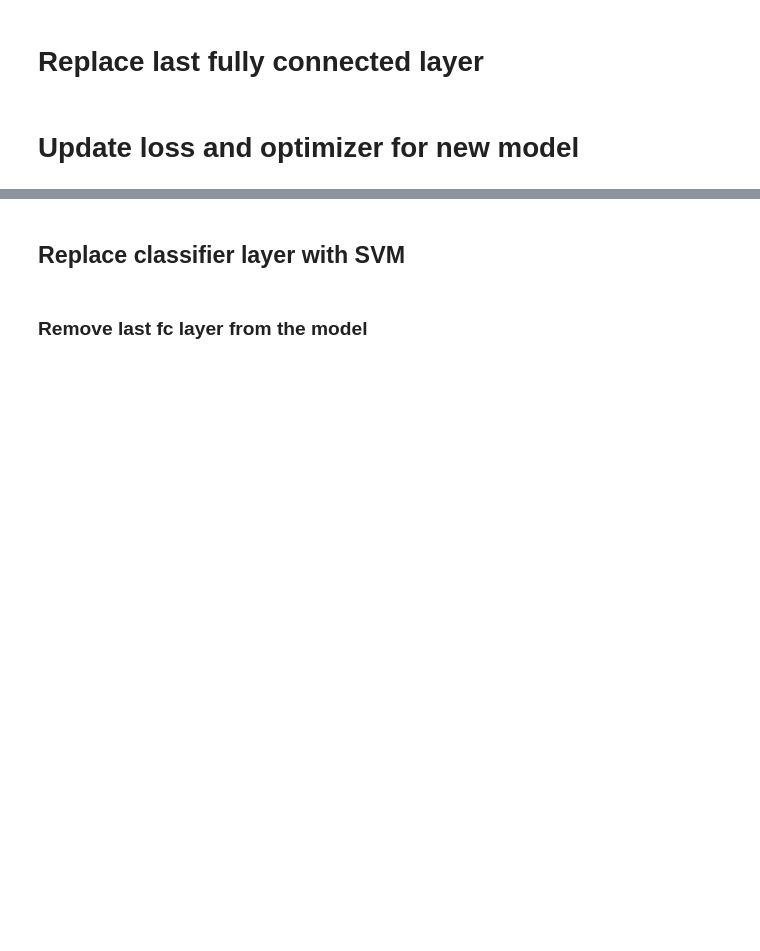
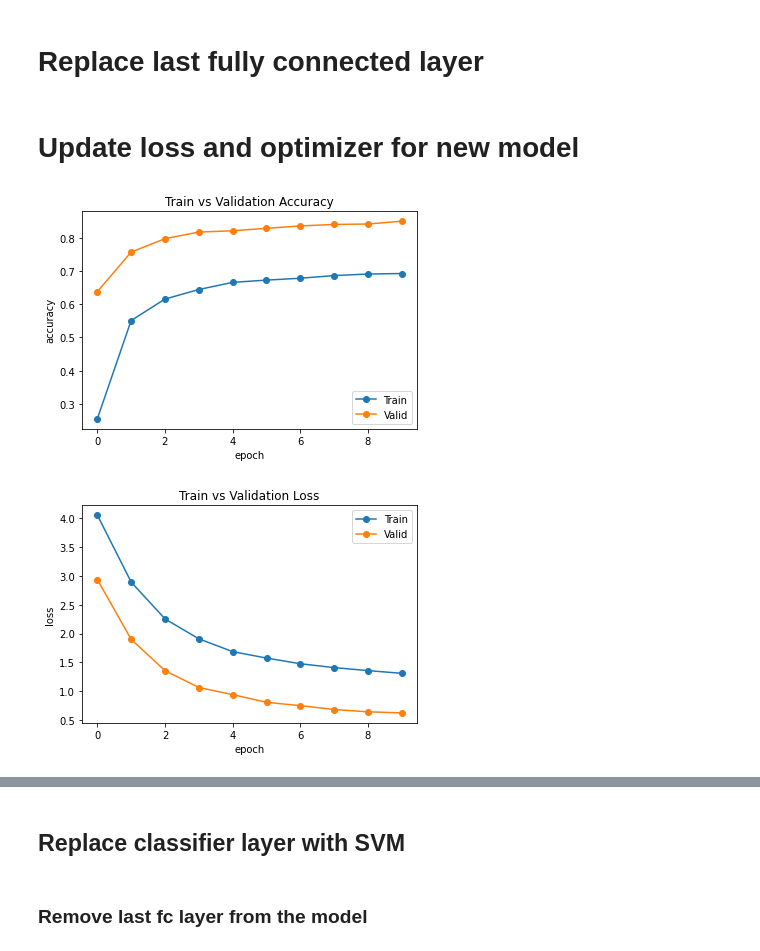
Before and after one commit to tiskus333/SNR_ResNet50, a Jupyter notebook: Resnet_test.ipynb, the cells around one changed output, grey strips where cells are left out. Drawn from its saved outputs; the diff is of its cells as text; code cells hidden in the pictures; blank space fills up the shorter version.

Commit message:
preety graphs

```diff
--- a/Resnet_test.ipynb
+++ b/Resnet_test.ipynb
@@ -132,6 +164,22 @@ def test(dataloader=test_dataloader):
                 val_loss.append(loss.item())
             top_1_2_5 = np.mean(top_1_2_5,axis=0)
             print(f'Loss: {np.mean(val_loss):.4f}, TOP_1: {(top_1_2_5[0]):.3f}, TOP_2: {(top_1_2_5[1]):.3f}, TOP_5: {(top_1_2_5[2]):.3f}\n')
+# %%
+def plot_history():
+    plt.plot(ta,'-o')
+    plt.plot(va,'-o')
+    plt.xlabel('epoch')
+    plt.ylabel('accuracy')
+    plt.legend(['Train','Valid'])
+    plt.title('Train vs Validation Accuracy')
+    plt.show()
+    plt.plot(tl,'-o')
+    plt.plot(vl,'-o')
+    plt.xlabel('epoch')
+    plt.ylabel('loss')
+    plt.legend(['Train','Valid'])
+    plt.title('Train vs Validation Loss')
+    plt.show()
 # %% [markdown]
 # Replace last fully connected layer
 # %%
@@ -146 +196,6 @@ print()
+# %%
+plot_history()
+# %% [output]
+[figure, added]
+[figure, added]
 # %%
```
Also changed, not shown: parts of 29 cells of this notebook, 5 other files.
